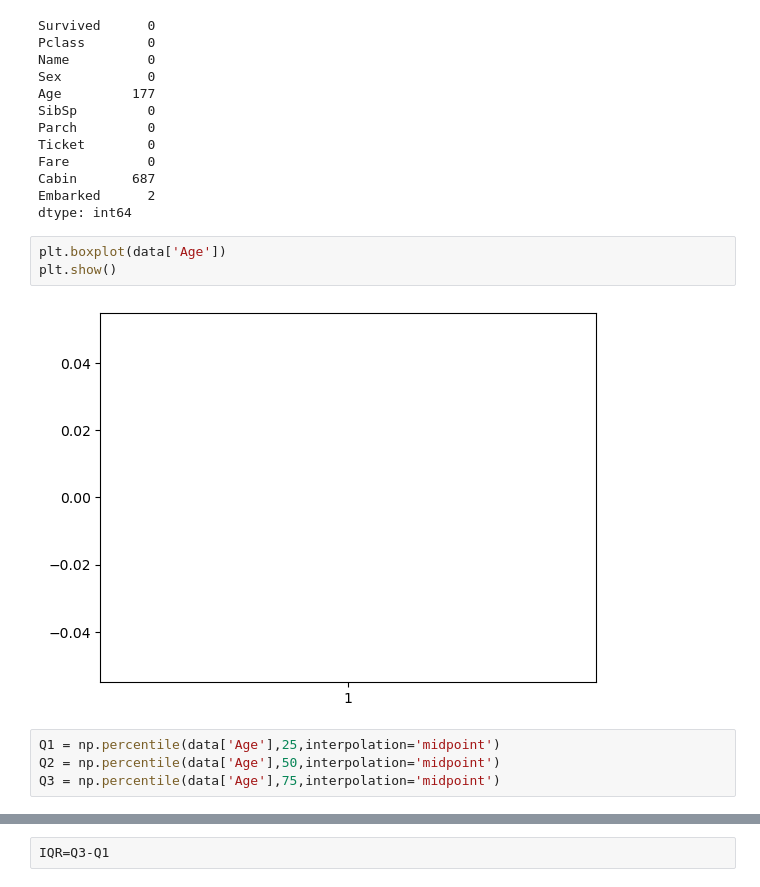
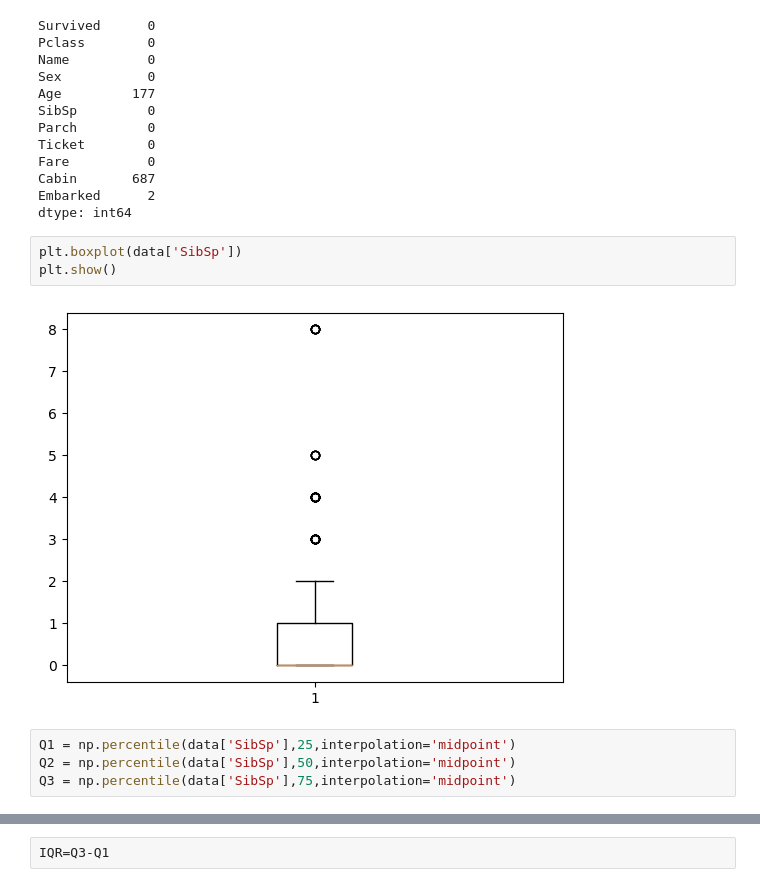
Before and after one commit to Adithyankb1234/Assignment8, a Jupyter notebook: adithyan.ipynb, the cells around one changed output, grey strips where cells are left out. Saved outputs shown, nothing was run; the diff lists cells and outputs as text.

```diff
--- a/adithyan.ipynb
+++ b/adithyan.ipynb
@@ -122,14 +122,14 @@ Cabin       687
 Embarked      2
 dtype: int64
 # %%
-plt.boxplot(data['Age'])
+plt.boxplot(data['SibSp'])
 plt.show()
 # %% [output]
-[figure, old version]
+[figure, new version]
 # %%
-Q1 = np.percentile(data['Age'],25,interpolation='midpoint')
-Q2 = np.percentile(data['Age'],50,interpolation='midpoint')
-Q3 = np.percentile(data['Age'],75,interpolation='midpoint')
+Q1 = np.percentile(data['SibSp'],25,interpolation='midpoint')
+Q2 = np.percentile(data['SibSp'],50,interpolation='midpoint')
+Q3 = np.percentile(data['SibSp'],75,interpolation='midpoint')
 # %%
 print(Q1)
 print(Q2)
```
Also changed, not shown: parts of 6 cells of this notebook.
